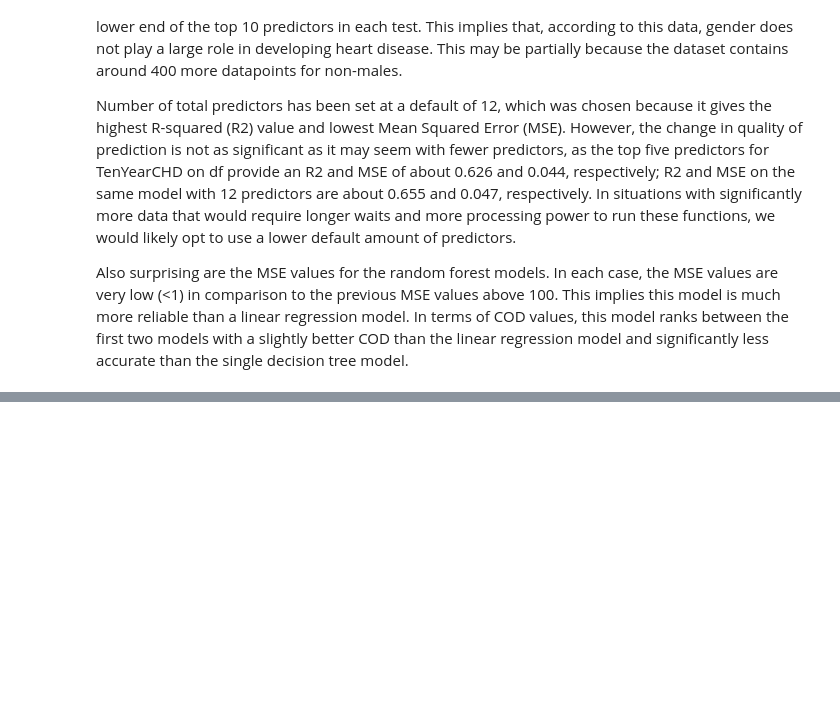
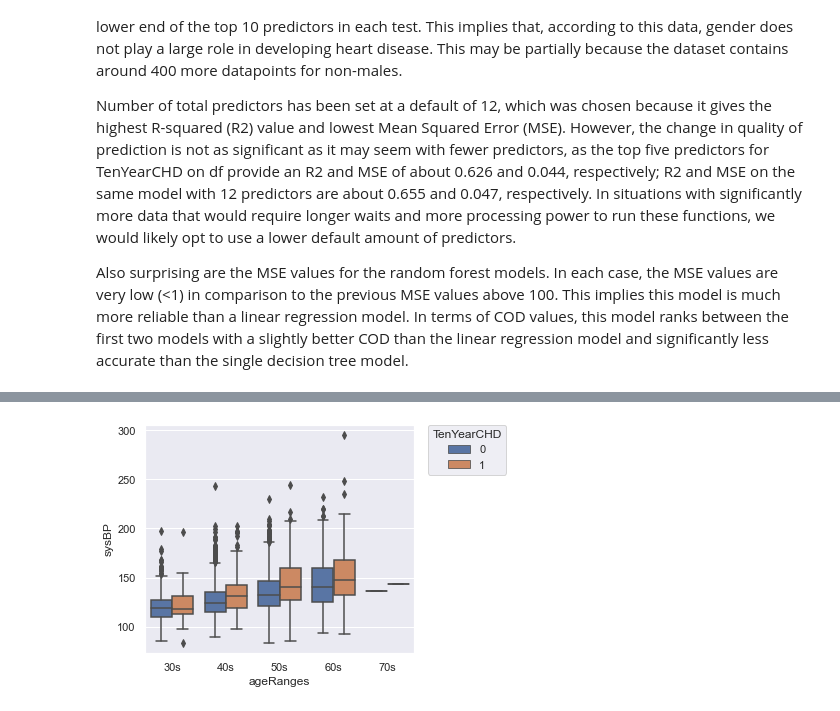
Before and after one commit to mitchell-montanio/ISDS7070_MachineLearningProject, a Jupyter notebook: Group1_ISDS7070_Deliverable3.ipynb, the cells around one changed output, grey strips where cells are left out. Saved outputs shown, nothing was run; the diff lists cells and outputs as text; code cells hidden in the pictures; blank space fills up the shorter version.

```diff
--- a/Group1_ISDS7070_Deliverable3.ipynb
+++ b/Group1_ISDS7070_Deliverable3.ipynb
@@ -321,0 +332,7 @@ Also surprising are the MSE values for the random forest models. In each case, t
+# %%
+sns.boxplot(data=df, x='ageRanges', y='sysBP', hue='TenYearCHD')
+plt.legend(bbox_to_anchor=(1.05,1), loc=2, borderaxespad=0.,title='TenYearCHD')
+plt.tight_layout()
+plt.show()
+# %% [output]
+[figure, added]
```
Also changed, not shown: parts of 3 cells of this notebook, 1 other file.
